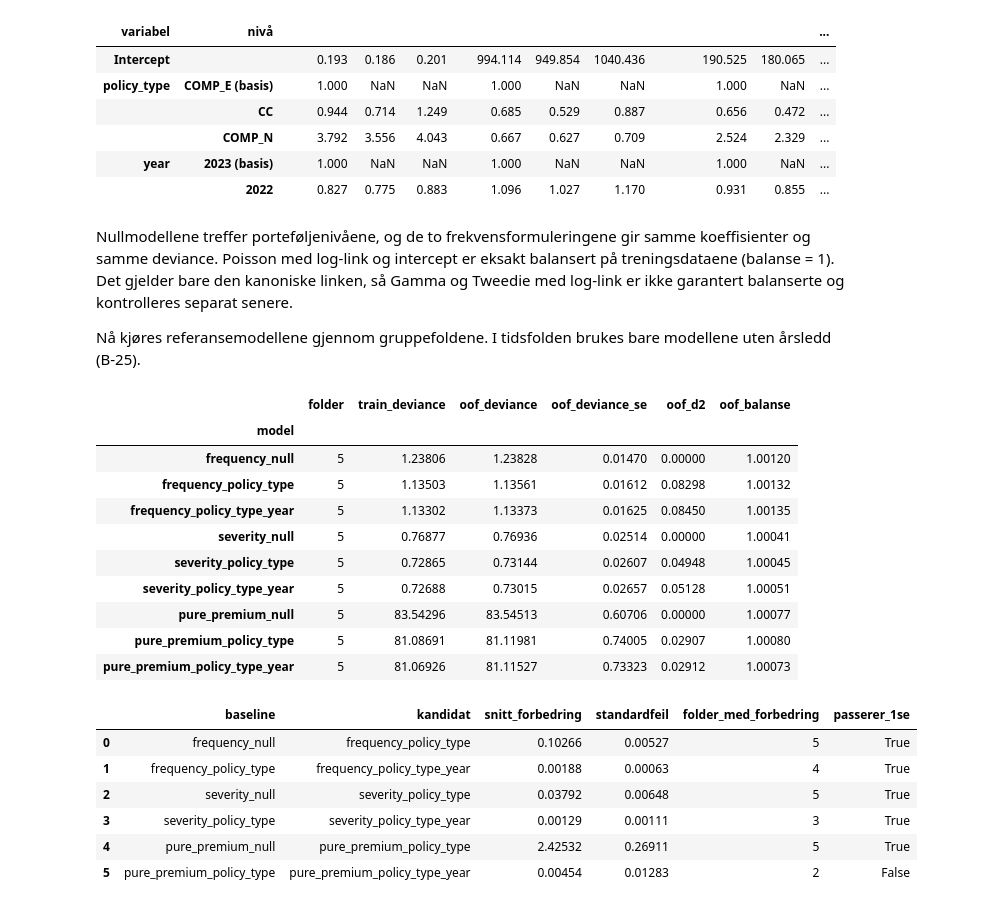
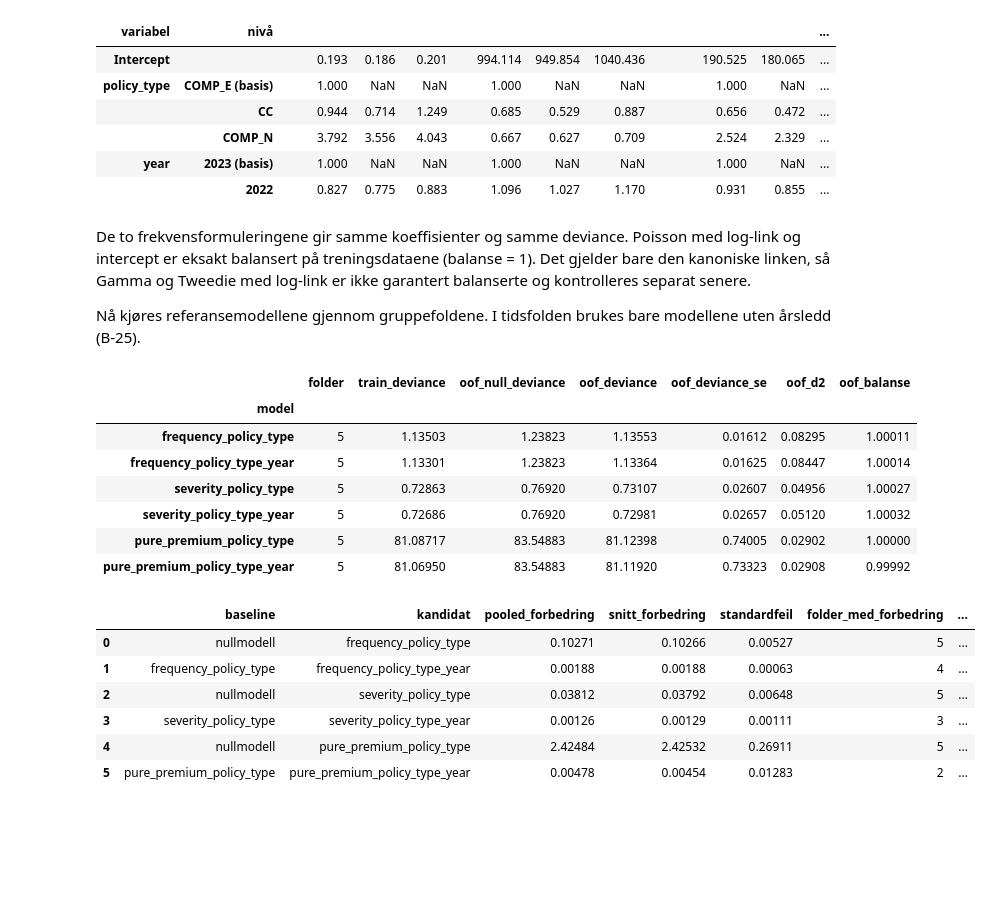
Before and after one commit to MarkusBjerkaas/Motor-Insurance-GLM-ML, a Jupyter notebook: glm_pricing_models.ipynb, the cells around one changed output. Saved outputs shown, nothing was run; the diff lists cells and outputs as text; code cells hidden in the pictures; blank space fills up the shorter version.

Commit message:
checkpoint: lock GLM model selection decisions

```diff
--- a/glm_pricing_models.ipynb
+++ b/glm_pricing_models.ipynb
@@ -559,9 +583,13 @@ def cross_validate_glm(spec, data, folds):
                 "fold": fold["fold"],
                 "n_train": len(train),
                 "n_val": len(val),
+                "train_weight": train[weight].sum(),
+                "val_weight": val[weight].sum(),
                 "train_deviance": score(train, result.predict(train_design)),
                 "val_deviance": score(val, val_prediction),
                 "val_null_deviance": score(val, null_prediction),
+                "val_actual": (val[response] * val[weight]).sum(),
+                "val_predicted": (val_prediction * val[weight]).sum(),
                 "val_balance": (val_prediction * val[weight]).sum()
                 / (val[response] * val[weight]).sum(),
             }
@@ -595,17 +630,34 @@ vurderes også faglig og dokumenteres.
 # %%
 def paired_improvement(fold_scores, baseline, candidate):
-    """B-08: parvis forbedring i OOF-deviance fra ``baseline`` til ``candidate``."""
-    deviance = fold_scores.pivot(index="fold", columns="model", values="val_deviance")
-    improvement = deviance[baseline] - deviance[candidate]
+    """B-08: parvis forbedring i OOF-deviance fra ``baseline`` til ``candidate``.
+
+    ``baseline=None`` betyr nullmodellen, altså det vektede snittet i
+    treningsfolden (``val_null_deviance``).
+    """
+    scores = fold_scores.set_index(["model", "fold"])
+    candidate_deviance = scores.loc[candidate, "val_deviance"]
+    if baseline is None:
+        baseline_deviance = scores.loc[candidate, "val_null_deviance"]
+    else:
+        baseline_deviance = scores.loc[baseline, "val_deviance"]
+    improvement = baseline_deviance - candidate_deviance
+    candidate_weights = scores.loc[candidate, "val_weight"]
+    pooled_improvement = np.average(improvement, weights=candidate_weights)
     standard_error = improvement.std(ddof=1) / np.sqrt(len(improvement))
     return pd.Series(
         {
-            "baseline": baseline,
+            "baseline": baseline or "nullmodell",
             "kandidat": candidate,
+            "pooled_forbedring": pooled_improvement,
             "snitt_forbedring": improvement.mean(),
             "standardfeil": standard_error,
             "folder_med_forbedring": int(improvement.gt(0).sum()),
             "passerer_1se": bool(improvement.mean() > standard_error),
+            "passerer_b08": bool(
+                pooled_improvement > 0
+                and improvement.mean() > standard_error
+                and improvement.gt(0).sum() >= 4
+            ),
         }
     )
 # %% [markdown]
@@ -739,8 +770,7 @@ display(
 | year | 2023 (basis) | 1.000 | NaN | NaN | 1.000 | NaN | NaN | 1.000 | NaN | ... |
 |  | 2022 | 0.827 | 0.775 | 0.883 | 1.096 | 1.027 | 1.170 | 0.931 | 0.855 | ... |
 # %% [markdown]
-Nullmodellene treffer porteføljenivåene, og de to frekvensformuleringene gir
-samme koeffisienter og samme deviance. Poisson med log-link og intercept er
+De to frekvensformuleringene gir samme koeffisienter og samme deviance. Poisson med log-link og intercept er
 eksakt balansert på treningsdataene (balanse = 1). Det gjelder bare den
 kanoniske linken, så Gamma og Tweedie med log-link er ikke garantert
 balanserte og kontrolleres separat senere.
@@ -757,39 +787,34 @@ reference_scores = pd.concat(
 )
 display(summarize_cv_scores(reference_scores).round(5))
 # %% [output]
-|  | folder | train_deviance | oof_deviance | oof_deviance_se | oof_d2 | oof_balanse |
-| model |  |  |  |  |  |  |
-| frequency_null | 5 | 1.23806 | 1.23828 | 0.01470 | 0.00000 | 1.00120 |
-| frequency_policy_type | 5 | 1.13503 | 1.13561 | 0.01612 | 0.08298 | 1.00132 |
-| frequency_policy_type_year | 5 | 1.13302 | 1.13373 | 0.01625 | 0.08450 | 1.00135 |
-| severity_null | 5 | 0.76877 | 0.76936 | 0.02514 | 0.00000 | 1.00041 |
-| severity_policy_type | 5 | 0.72865 | 0.73144 | 0.02607 | 0.04948 | 1.00045 |
-| severity_policy_type_year | 5 | 0.72688 | 0.73015 | 0.02657 | 0.05128 | 1.00051 |
-| pure_premium_null | 5 | 83.54296 | 83.54513 | 0.60706 | 0.00000 | 1.00077 |
-| pure_premium_policy_type | 5 | 81.08691 | 81.11981 | 0.74005 | 0.02907 | 1.00080 |
-| pure_premium_policy_type_year | 5 | 81.06926 | 81.11527 | 0.73323 | 0.02912 | 1.00073 |
+|  | folder | train_deviance | oof_null_deviance | oof_deviance | oof_deviance_se | oof_d2 | oof_balanse |
+| model |  |  |  |  |  |  |  |
+| frequency_policy_type | 5 | 1.13503 | 1.23823 | 1.13553 | 0.01612 | 0.08295 | 1.00011 |
+| frequency_policy_type_year | 5 | 1.13301 | 1.23823 | 1.13364 | 0.01625 | 0.08447 | 1.00014 |
+| severity_policy_type | 5 | 0.72863 | 0.76920 | 0.73107 | 0.02607 | 0.04956 | 1.00027 |
+| severity_policy_type_year | 5 | 0.72686 | 0.76920 | 0.72981 | 0.02657 | 0.05120 | 1.00032 |
+| pure_premium_policy_type | 5 | 81.08717 | 83.54883 | 81.12398 | 0.74005 | 0.02902 | 1.00000 |
+| pure_premium_policy_type_year | 5 | 81.06950 | 83.54883 | 81.11920 | 0.73323 | 0.02908 | 0.99992 |
 # %%
 reference_comparisons = pd.DataFrame(
     [
-        paired_improvement(
-            reference_scores, f"{target}_{baseline}", f"{target}_{candidate}"
-        )
+        paired_improvement(reference_scores, baseline, candidate)
         for target in TARGETS
         for baseline, candidate in [
-            ("null", "policy_type"),
-            ("policy_type", "policy_type_year"),
+            (None, f"{target}_policy_type"),
+            (f"{target}_policy_type", f"{target}_policy_type_year"),
         ]
     ]
 )
 display(reference_comparisons.round(5))
 # %% [output]
-|  | baseline | kandidat | snitt_forbedring | standardfeil | folder_med_forbedring | passerer_1se |
-| 0 | frequency_null | frequency_policy_type | 0.10266 | 0.00527 | 5 | True |
-| 1 | frequency_policy_type | frequency_policy_type_year | 0.00188 | 0.00063 | 4 | True |
-| 2 | severity_null | severity_policy_type | 0.03792 | 0.00648 | 5 | True |
-| 3 | severity_policy_type | severity_policy_type_year | 0.00129 | 0.00111 | 3 | True |
-| 4 | pure_premium_null | pure_premium_policy_type | 2.42532 | 0.26911 | 5 | True |
-| 5 | pure_premium_policy_type | pure_premium_policy_type_year | 0.00454 | 0.01283 | 2 | False |
+|  | baseline | kandidat | pooled_forbedring | snitt_forbedring | standardfeil | folder_med_forbedring | ... |
+| 0 | nullmodell | frequency_policy_type | 0.10271 | 0.10266 | 0.00527 | 5 | ... |
+| 1 | frequency_policy_type | frequency_policy_type_year | 0.00188 | 0.00188 | 0.00063 | 4 | ... |
+| 2 | nullmodell | severity_policy_type | 0.03812 | 0.03792 | 0.00648 | 5 | ... |
+| 3 | severity_policy_type | severity_policy_type_year | 0.00126 | 0.00129 | 0.00111 | 3 | ... |
+| 4 | nullmodell | pure_premium_policy_type | 2.42484 | 2.42532 | 0.26911 | 5 | ... |
+| 5 | pure_premium_policy_type | pure_premium_policy_type_year | 0.00478 | 0.00454 | 0.01283 | 2 | ... |
 # %%
 time_fold_scores = pd.concat(
     [
```
Also changed, not shown: parts of 11 cells of this notebook, 3 other files.
